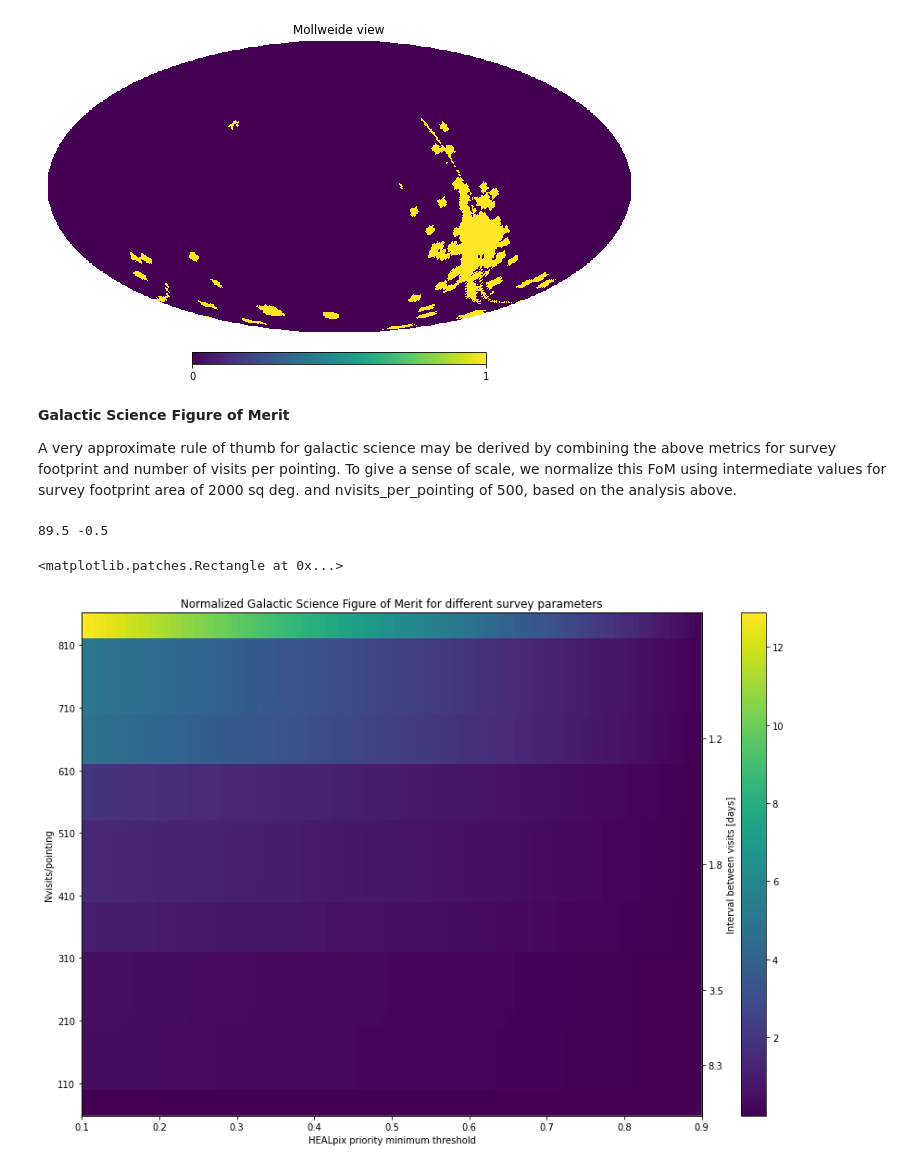
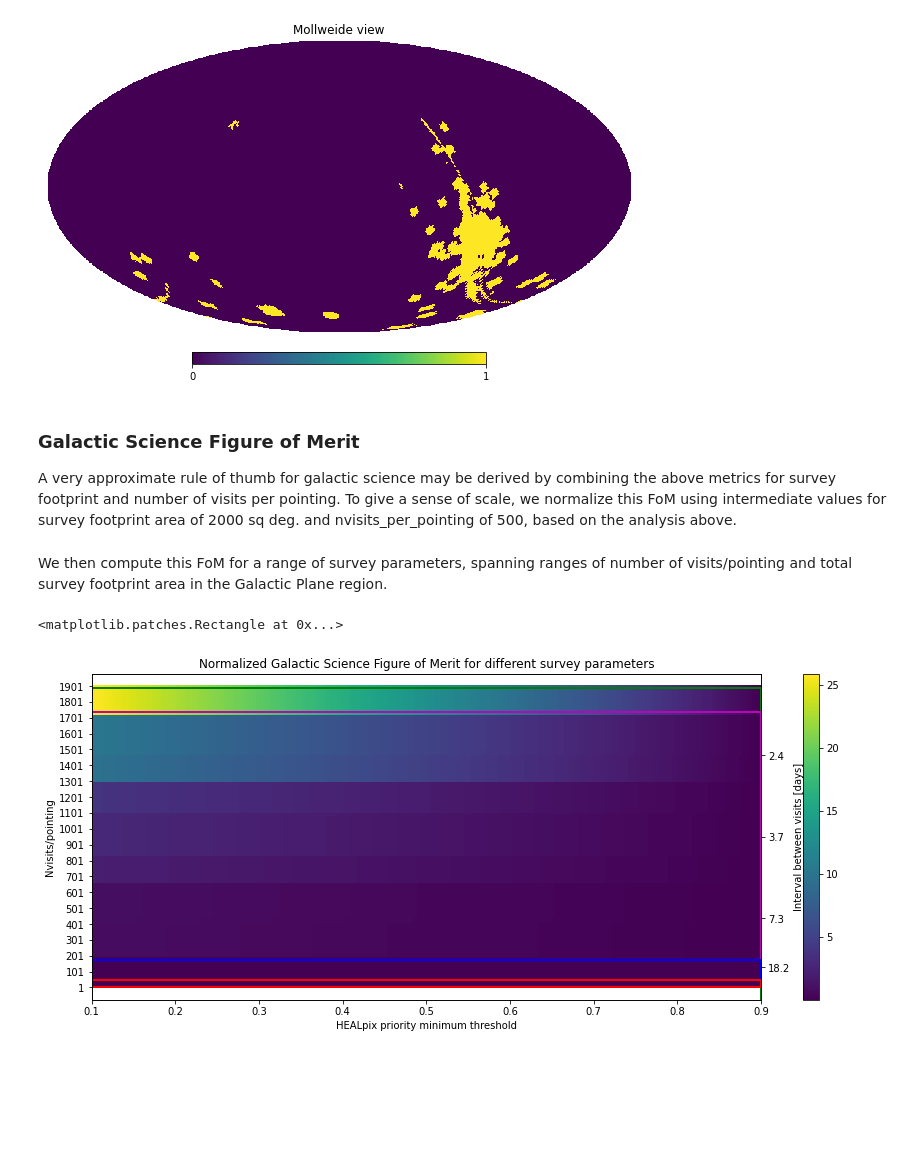
Before and after one commit to rhiannonlynne/software_tools, a Jupyter notebook: GalacticVariabilityTimescales.ipynb, the cells around one changed output. Cells and saved outputs as stored; diff of their text form; code cells hidden in the pictures; blank space fills up the shorter version.

```diff
--- a/GalacticVariabilityTimescales.ipynb
+++ b/GalacticVariabilityTimescales.ipynb
@@ -235,7 +270,7 @@ hp.mollview(galwfd, max=1)
 # %% [output]
 [figure]
 # %% [markdown]
-**Galactic Science Figure of Merit**
+### Galactic Science Figure of Merit ###
 
 A very approximate rule of thumb for galactic science may be derived by combining the above metrics for survey footprint and number of visits per pointing.  To give a sense of scale, we normalize this FoM using intermediate values for survey footprint area of 2000 sq deg. and nvisits_per_pointing of 500, based on the analysis above.
 # %%
@@ -250,9 +285,27 @@ def GP_FoM_tau_footprint(nvisits_per_pointing,survey_area):
     norm_FoM = FoM/fiducial_FoM
 
     return norm_FoM
+# %% [markdown]
+We then compute this FoM for a range of survey parameters, spanning ranges of number of visits/pointing and total survey footprint area in the Galactic Plane region.
+# %%
+def calc_yval(visit_interval, min_nvisits, max_nvisits, scale_min, scale_max):
+    """Function to map y-axis parameter values to y-axis scale in the 2D FoM plot"""
+
+    nvisits = estimate_nvisits(visit_interval)
+    #print('Visit interval='+str(visit_interval)+' -> nvisits='+str(nvisits))
+    #print('SCALE: '+str(scale_min)+' '+str(scale_max))
+    #print('PARAMETER: '+str(min_nvisits)+' '+str(max_nvisits))
+
+    scale_grad = (scale_max - scale_min) / (max_nvisits - min_nvisits)
+
+    scale_value = scale_min + scale_grad*nvisits
+    #print('Scale gradient: '+str(scale_grad))
+    #print('Value on scale: '+str(scale_value))
+
+    return scale_value
 # %%
-min_nvisits = 10
-max_nvisits = 1000
+min_nvisits = 1
+max_nvisits = 2000
 nvisits_range = np.arange(min_nvisits,max_nvisits,10)
 visit_intervals = estimate_visit_interval(nvisits_range) / 24.0
 min_priority = 0.1
@@ -262,45 +315,62 @@ FoM = np.zeros((len(priority_range),len(nvisits_range)))
 survey_time = np.zeros((len(priority_range),len(nvisits_range)))
 for i in range(0,len(priority_range),1):
     galwfd = galPlane_survey_footprint(healpix_priority_minimum_threshold=priority_range[i])
     survey_area = estimate_GP_survey_area(galwfd)
     survey_time[i,:] = calc_survey_time(500, survey_area)
     FoM[i,:] = GP_FoM_tau_footprint(nvisits_range,survey_area)
 FoM = np.flip(FoM,1)
-fig, ax = plt.subplots(1, 1,figsize=(15,10))
-ax.imshow(FoM, interpolation='none')
+fig, ax = plt.subplots(1, 1, figsize=(15,6))
+im = ax.imshow(FoM, interpolation='none')
 ax.set_xlabel('HEALpix priority minimum threshold')
 ax.set_ylabel('Nvisits/pointing')
 (xmin,xmax,ymin,ymax) = plt.axis()
-print(ymin,ymax)
 priority_intervals = np.arange(min_priority, max_priority, 0.1)
 nvisits_intervals = np.arange(min_nvisits,max_nvisits,100)
 plt.xticks(np.linspace(xmin,xmax,len(priority_intervals)), [str(round(p,1)) for p in priority_intervals])
 plt.yticks(np.linspace(ymin,ymax,len(nvisits_intervals)), [str(round(n)) for n in nvisits_intervals])
 plt.colorbar(im)
 plt.title('Normalized Galactic Science Figure of Merit for different survey parameters')
 
 ax2 = ax.twinx()
 yincr = max_nvisits - min_nvisits
 y2entries = np.array([0.1,0.25, 0.5, 0.75])
 y2values = min_nvisits + y2entries*yincr
 y2range = estimate_visit_interval(y2values) / 24.0
 
 ax2.set_ylabel('Interval between visits [days]')
 ax2.set_yticks(y2entries)
 ax2.set_yticklabels([str(round(n,1)) for n in y2range])
 #ax2.invert_yaxis()
+(xmin2,xmax2,ymin2,ymax2) = ax2.axis()
+val_max = estimate_visit_interval(min_nvisits ) / 24.0
+val_min = estimate_visit_interval(max_nvisits) / 24.0
 
+# Box for tau_obs < 2.0 days [converted to hrs] - green line
+sval = calc_yval(2.0*24.0, max_nvisits, min_nvisits, ymin, ymax)
+rect = Rectangle((xmin, 0.0), (xmax-xmin), sval, linewidth=2, edgecolor='g', facecolor='none')
+ax.add_patch(rect)
 
-rect = Rectangle((xmin, 0.0), (xmax-xmin), 2.0, linewidth=2, edgecolor='g', facecolor='none')
-ax2.add_patch(rect)
-rect = Rectangle((xmin, 2.0), (xmax-xmin), 18.0, linewidth=2, edgecolor='m', facecolor='none')
-ax2.add_patch(rect)
-rect = Rectangle((xmin, 20.0), (xmax-xmin), 53.0, linewidth=2, edgecolor='b', facecolor='none')
-ax2.add_patch(rect)
-rect = Rectangle((xmin, 73.0), (xmax-xmin), 27.0, linewidth=2, edgecolor='r', facecolor='none')
-ax2.add_patch(rect)
+# Box for 2.0 < tau_obs < 20.0 days [converted to hrs] - magenta line
+sval1 = calc_yval(2.0*24.0, min_nvisits, max_nvisits, ymin, ymax)
+sval2 = calc_yval(20.0*24.0, min_nvisits, max_nvisits, ymin, ymax)
+dsval = sval2 - sval1
+rect = Rectangle((xmin, sval1), (xmax-xmin), dsval, linewidth=2, edgecolor='m', facecolor='none')
+ax.add_patch(rect)
+
+# Box for 20.0 < tau_obs < 73.0 days [converted to hrs] - blue line
+sval1 = calc_yval(20.0*24.0, min_nvisits, max_nvisits, ymin, ymax)
+sval2 = calc_yval(73.0*24.0, min_nvisits, max_nvisits, ymin, ymax)
+dsval = sval2 - sval1
+rect = Rectangle((xmin, sval1), (xmax-xmin), dsval, linewidth=2, edgecolor='b', facecolor='none')
+ax.add_patch(rect)
+
+# Box for tau_obs > 73.0 days [converted to hrs] - red line
+sval1 = calc_yval(73.0*24.0, min_nvisits, max_nvisits, ymin, ymax)
+sval2 = min(calc_yval(1000.0*24.0, min_nvisits, max_nvisits, ymin, ymax), ymin)
+dsval = sval2 - sval1
+rect = Rectangle((xmin, sval1), (xmax-xmin), 2, linewidth=2, edgecolor='r', facecolor='none')
+ax.add_patch(rect)
 # %% [output]
-89.5 -0.5
+<matplotlib.patches.Rectangle at 0x...>
-<matplotlib.patches.Rectangle at 0x...>
-[figure, old version]
+[figure, new version]
 # %% [markdown]
```
Also changed, not shown: parts of 17 cells of this notebook, 12 other files.
